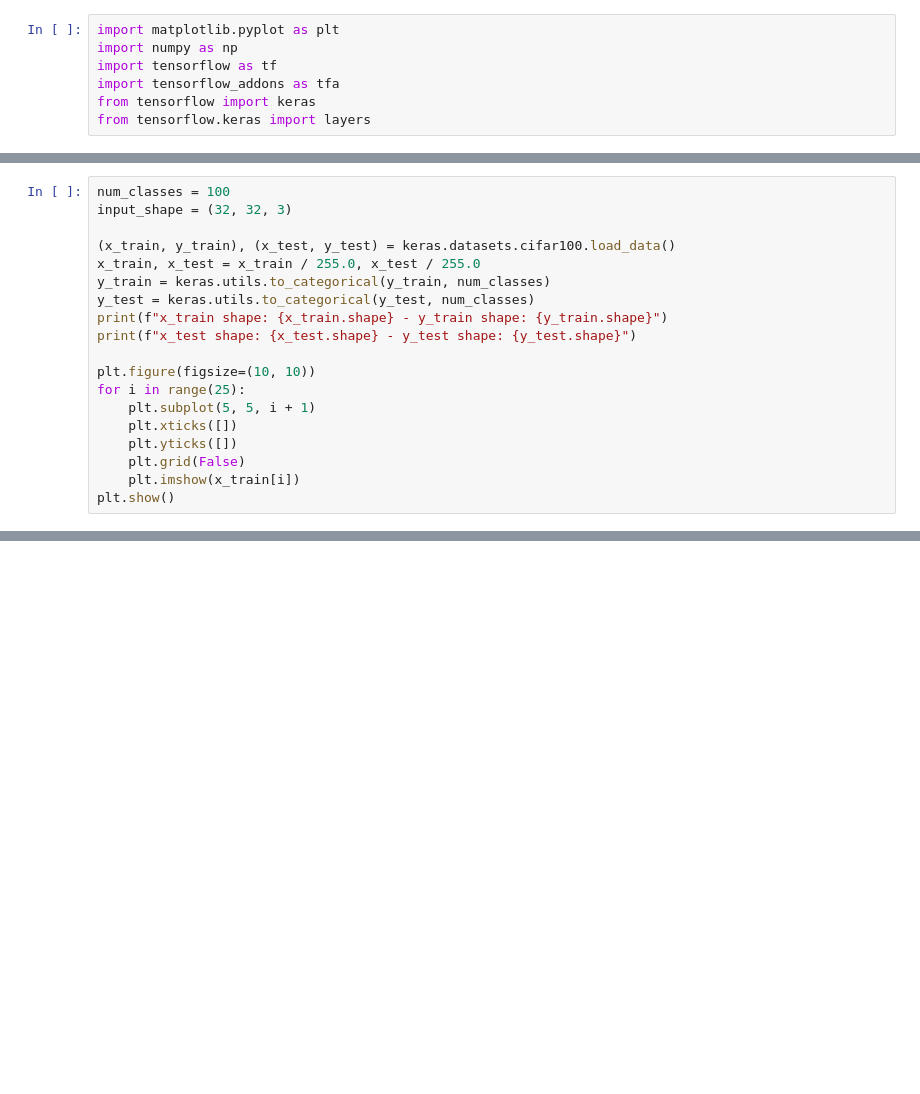
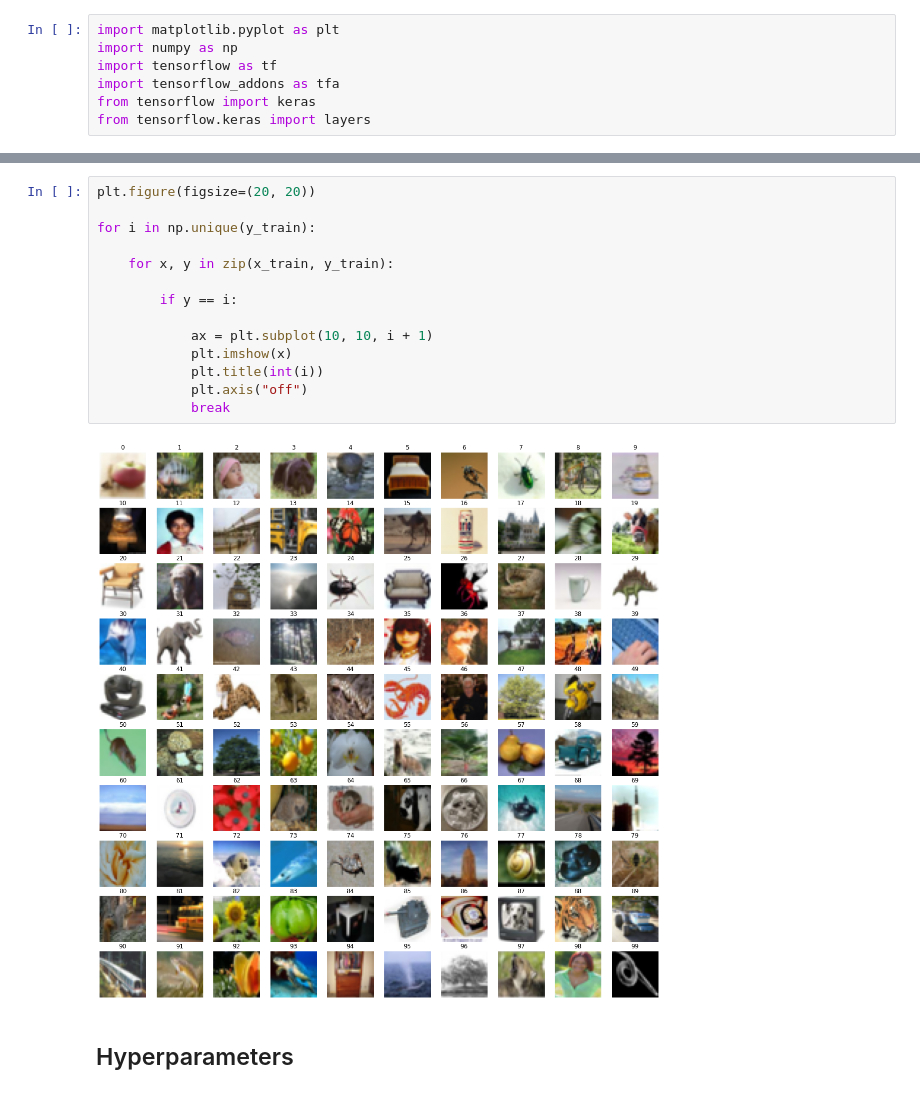
Before and after one commit to chihyanghsu0805/keras_tutorial, a Jupyter notebook: tutorials/keras/swin_transformers.ipynb, the cells around one changed output, grey strips where cells are left out. Saved outputs shown, nothing was run; the diff lists cells and outputs as text; blank space fills up the shorter version.

```diff
--- a/tutorials/keras/swin_transformers.ipynb
+++ b/tutorials/keras/swin_transformers.ipynb
@@ -47,19 +25,0 @@ normalize the images, and convert the integer labels to one-hot encoded vectors.
-# %%
-num_classes = 100
-input_shape = (32, 32, 3)
-
-(x_train, y_train), (x_test, y_test) = keras.datasets.cifar100.load_data()
-x_train, x_test = x_train / 255.0, x_test / 255.0
-y_train = keras.utils.to_categorical(y_train, num_classes)
-y_test = keras.utils.to_categorical(y_test, num_classes)
-print(f"x_train shape: {x_train.shape} - y_train shape: {y_train.shape}")
-print(f"x_test shape: {x_test.shape} - y_test shape: {y_test.shape}")
-
-plt.figure(figsize=(10, 10))
-for i in range(25):
-    plt.subplot(5, 5, i + 1)
-    plt.xticks([])
-    plt.yticks([])
-    plt.grid(False)
-    plt.imshow(x_train[i])
-plt.show()
@@ -515,0 +57,18 @@ Let's visualize the training progress of the model.
+# %%
+plt.figure(figsize=(20, 20))
+
+for i in np.unique(y_train):
+
+    for x, y in zip(x_train, y_train):
+
+        if y == i:
+
+            ax = plt.subplot(10, 10, i + 1)
+            plt.imshow(x)
+            plt.title(int(i))
+            plt.axis("off")
+            break
+# %% [output]
+[figure, added]
+# %% [markdown]
+## Hyperparameters
```
Also changed, not shown: parts of 49 cells of this notebook.
